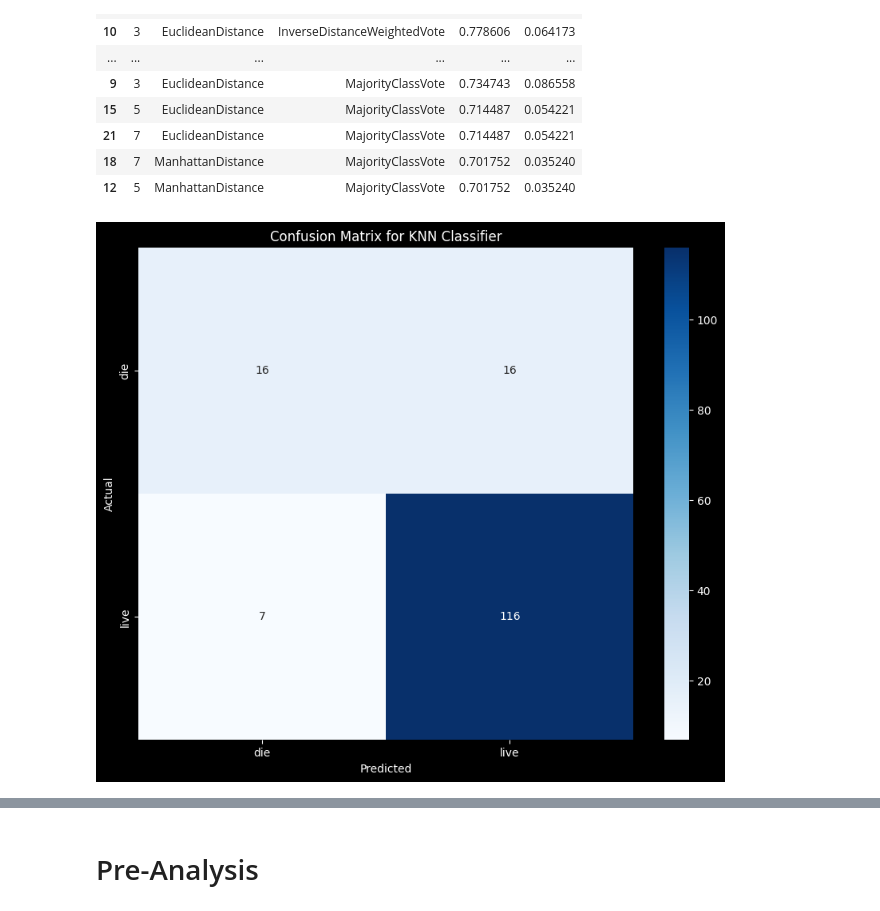
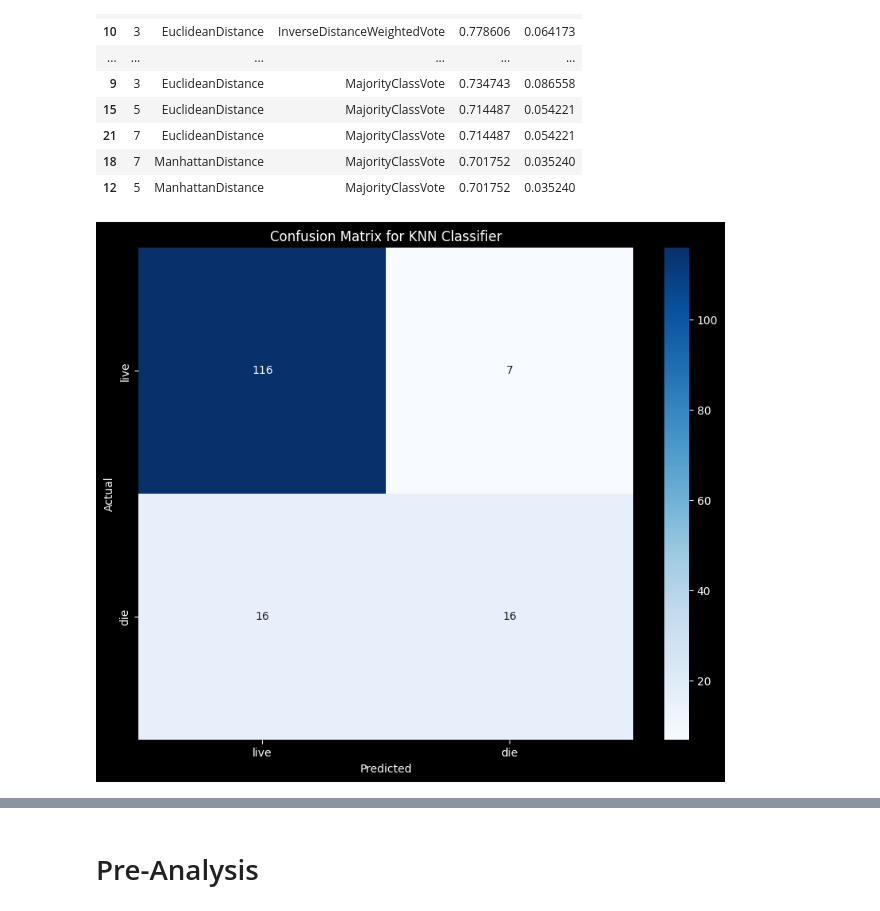
Before and after one commit to ZachParent/mai-intro-to-machine-learning, a Jupyter notebook: work2/hepatitis.ipynb, the cells around one changed output, grey strips where cells are left out. Saved outputs shown, nothing was run; the diff lists cells and outputs as text; code cells hidden in the pictures.

```diff
--- a/work2/hepatitis.ipynb
+++ b/work2/hepatitis.ipynb
@@ -146,29 +146,29 @@ results.sort_values(by="f1_mean", ascending=False)
 # %%
 knn = KNNClassifier(
     k=7,
     distance_func=ManhattanDistance(),
     voting_func=InverseDistanceWeightedVote(),
     weights=np.ones(len(train_dfs[0].columns) - 1),
 )
 scores = cross_validate_knn(
         knn,
         train_dfs,
         test_dfs,
     target_col="Class",
     score_func=partial(confusion_matrix),
 )
 sum_scores = scores.sum(axis=0)
 
 plt.figure(figsize=(10, 8))
 sns.heatmap(sum_scores, annot=True, fmt="d", cmap="Blues")
 plt.title("Confusion Matrix for KNN Classifier")
 plt.xlabel("Predicted")
 plt.ylabel("Actual")
-plt.xticks(ticks=[0.5, 1.5], labels=["die", "live"])
-plt.yticks(ticks=[0.5, 1.5], labels=["die", "live"])
+plt.xticks(ticks=[0.5, 1.5], labels=["live", "die"])
+plt.yticks(ticks=[0.5, 1.5], labels=["live", "die"])
 plt.show()
 # %% [output]
-[figure, old version]
+[figure, new version]
 # %%
 c_values = [1, 3, 5, 7]
 kernal_types = ["linear", "poly", "rbf", "sigmoid"]
```
Also changed, not shown: parts of 9 cells of this notebook.
